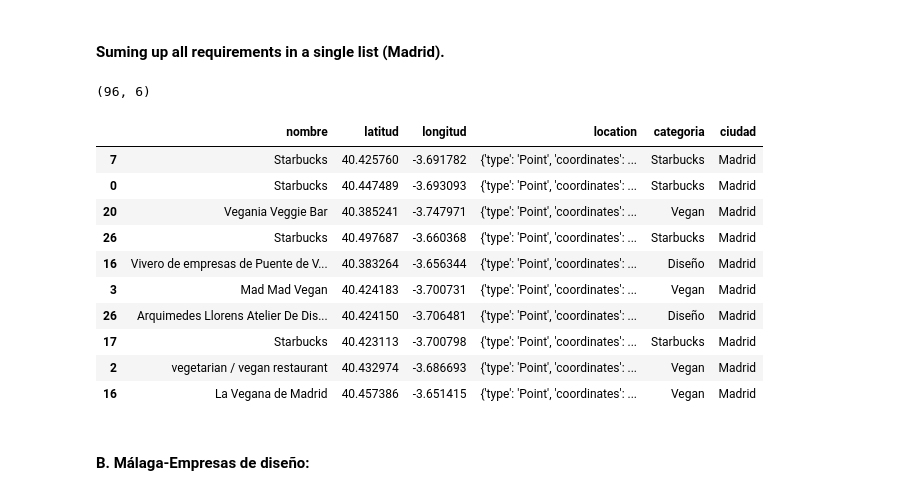
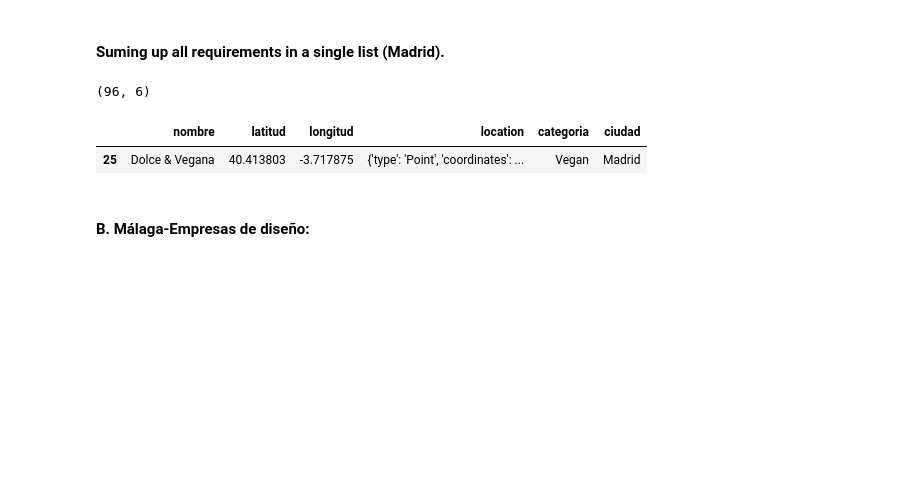
Before and after one commit to Lydia-Arocena/PROJECT3-MAPS, a Jupyter notebook: Notebooks/Untitled.ipynb, the cells around one changed output. Cells and saved outputs as stored; diff of their text form; code cells hidden in the pictures; blank space fills up the shorter version.

```diff
--- a/Notebooks/Untitled.ipynb
+++ b/Notebooks/Untitled.ipynb
@@ -250,16 +230,7 @@ MADRID_df.shape
 # %% [output]
 (96, 6)
 # %%
-MADRID_df.sample(10)
+MADRID_df.sample()
 # %% [output]
 |  | nombre | latitud | longitud | location | categoria | ciudad |
-| 7 | Starbucks | 40.425760 | -3.691782 | {'type': 'Point', 'coordinates': ... | Starbucks | Madrid |
-| 0 | Starbucks | 40.447489 | -3.693093 | {'type': 'Point', 'coordinates': ... | Starbucks | Madrid |
-| 20 | Vegania Veggie Bar | 40.385241 | -3.747971 | {'type': 'Point', 'coordinates': ... | Vegan | Madrid |
-| 26 | Starbucks | 40.497687 | -3.660368 | {'type': 'Point', 'coordinates': ... | Starbucks | Madrid |
-| 16 | Vivero de empresas de Puente de V... | 40.383264 | -3.656344 | {'type': 'Point', 'coordinates': ... | Diseño | Madrid |
-| 3 | Mad Mad Vegan | 40.424183 | -3.700731 | {'type': 'Point', 'coordinates': ... | Vegan | Madrid |
-| 26 | Arquimedes Llorens Atelier De Dis... | 40.424150 | -3.706481 | {'type': 'Point', 'coordinates': ... | Diseño | Madrid |
-| 17 | Starbucks | 40.423113 | -3.700798 | {'type': 'Point', 'coordinates': ... | Starbucks | Madrid |
-| 2 | vegetarian / vegan restaurant | 40.432974 | -3.686693 | {'type': 'Point', 'coordinates': ... | Vegan | Madrid |
-| 16 | La Vegana de Madrid | 40.457386 | -3.651415 | {'type': 'Point', 'coordinates': ... | Vegan | Madrid |
+| 25 | Dolce & Vegana | 40.413803 | -3.717875 | {'type': 'Point', 'coordinates': ... | Vegan | Madrid |
```
Also changed, not shown: parts of 60 cells of this notebook, 7 other files.
